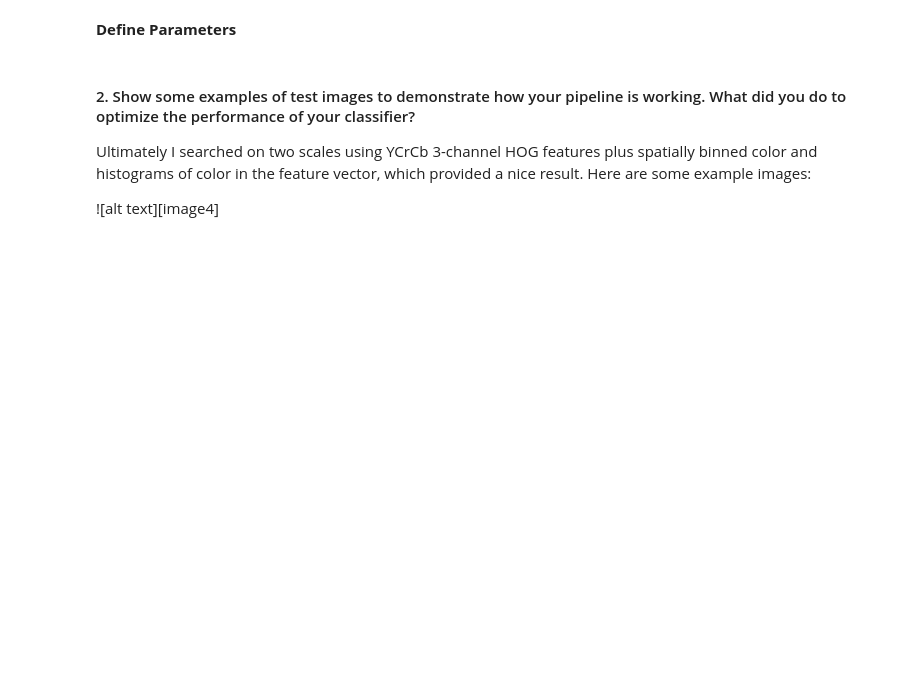
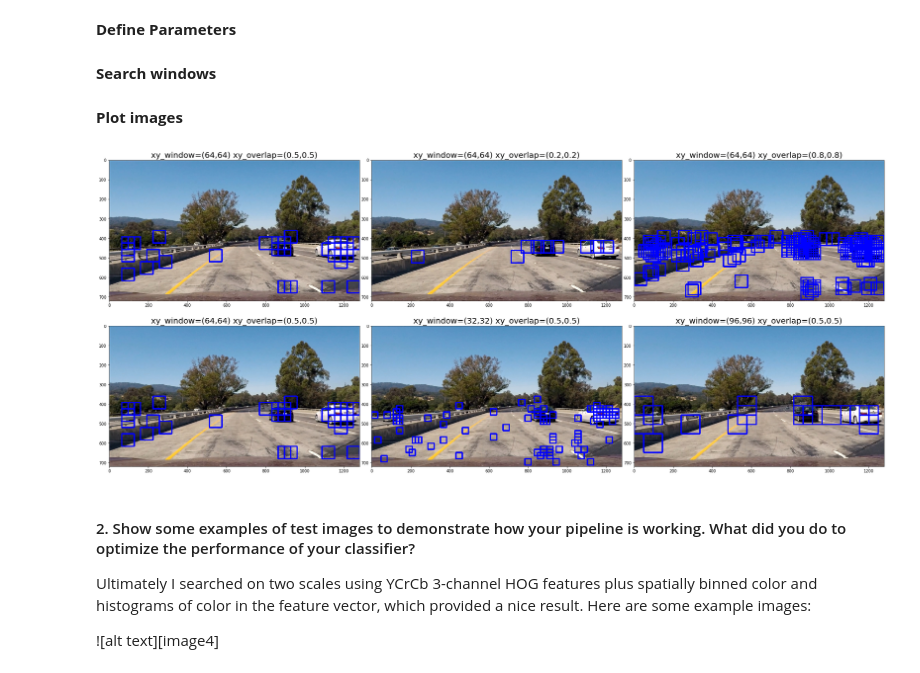
Before and after one commit to guoquheweilai/CarND-Term1-P5-Vehicle-Detection-and-Tracking, a Jupyter notebook: Vehicle_Detection.ipynb, the cells around one changed output. Drawn from its saved outputs; the diff is of its cells as text; code cells hidden in the pictures; blank space fills up the shorter version.

Commit message:
Finished search window

```diff
--- a/Vehicle_Detection.ipynb
+++ b/Vehicle_Detection.ipynb
@@ -495,8 +498,8 @@ for vehicle_img_path in vehicles_test:
     # Extract features from image
     single_image_features = extract_features_single_image(vehicle_image, color_space=color_space_final, spatial_size=spatial_size_final,
                                                           hist_bins=hist_bins_final, hist_range=hist_range_final, orient=orient_final,
-                                                          pix_per_cell=pix_per_cell_final, cell_per_block=cell_per_block_final, hog_channel='ALL',
-                                                          spatial_feat=True, hist_feat=True, hog_feat=True)
+                                                          pix_per_cell=pix_per_cell_final, cell_per_block=cell_per_block_final, hog_channel=multichannel_final,
+                                                          spatial_feat=spatial_feat, hist_feat=hist_feat, hog_feat=hog_feat)
     # Append the new feature vector to the features list
     vehicle_features_all.append(single_image_features)
 
@@ -510,8 +513,8 @@ for non_vehicle_img_path in non_vehicles_test:
     # Extract features from image
     single_image_features = extract_features_single_image(non_vehicle_image, color_space=color_space_final, spatial_size=spatial_size_final,
                                                           hist_bins=hist_bins_final, hist_range=hist_range_final, orient=orient_final,
-                                                          pix_per_cell=pix_per_cell_final, cell_per_block=cell_per_block_final, hog_channel='ALL',
-                                                          spatial_feat=True, hist_feat=True, hog_feat=True)
+                                                          pix_per_cell=pix_per_cell_final, cell_per_block=cell_per_block_final, hog_channel=multichannel_final,
+                                                          spatial_feat=spatial_feat, hist_feat=hist_feat, hog_feat=hog_feat)
     # Append the new feature vector to the features list
     non_vehicle_features_all.append(single_image_features)
 
@@ -624,2 +635,10 @@ I decided to search random window positions at random scales all over the image
+# %%
+image = mpimg.imread('./test_images/test1.jpg')
+draw_image = np.copy(image)
+
+# Uncomment the following line if you extracted training
+# data from .png images (scaled 0 to 1 by mpimg) and the
+# image you are searching is a .jpg (scaled 0 to 255)
+image = image.astype(np.float32)/255
 # %% [markdown]
 __Define Parameters__
@@ -625,0 +668,2 @@ __Define Parameters__
+# %% [markdown]
+__Search windows__
@@ -626,3 +735,32 @@ __Define Parameters__
+# %% [markdown]
+__Plot images__
+# %%
+# Plot the examples
+f, axs = plt.subplots(2, 3, figsize=(36, 24))
+axs = axs.ravel()
+
+axs[0].imshow(window_img_1)
+axs[0].set_title('xy_window=(64,64) xy_overlap=(0.5,0.5)', fontsize = 20)
+
+axs[1].imshow(window_img_2)
+axs[1].set_title('xy_window=(64,64) xy_overlap=(0.2,0.2)', fontsize = 20)
+
+axs[2].imshow(window_img_3)
+axs[2].set_title('xy_window=(64,64) xy_overlap=(0.8,0.8)', fontsize = 20)
+
+axs[3].imshow(window_img_1)
+axs[3].set_title('xy_window=(64,64) xy_overlap=(0.5,0.5)', fontsize = 20)
+
+axs[4].imshow(window_img_4)
+axs[4].set_title('xy_window=(32,32) xy_overlap=(0.5,0.5)', fontsize = 20)
+
+axs[5].imshow(window_img_5)
+axs[5].set_title('xy_window=(96,96) xy_overlap=(0.5,0.5)', fontsize = 20)
+
+f.tight_layout()
+plt.subplots_adjust(left=0.1, right=0.85, top=0.85, bottom=0.3)
+# %% [output]
+[figure, added]
 # %% [markdown]
 #### 2. Show some examples of test images to demonstrate how your pipeline is working.  What did you do to optimize the performance of your classifier?
 
```
Also changed, not shown: parts of 19 cells of this notebook, 1 other file.
